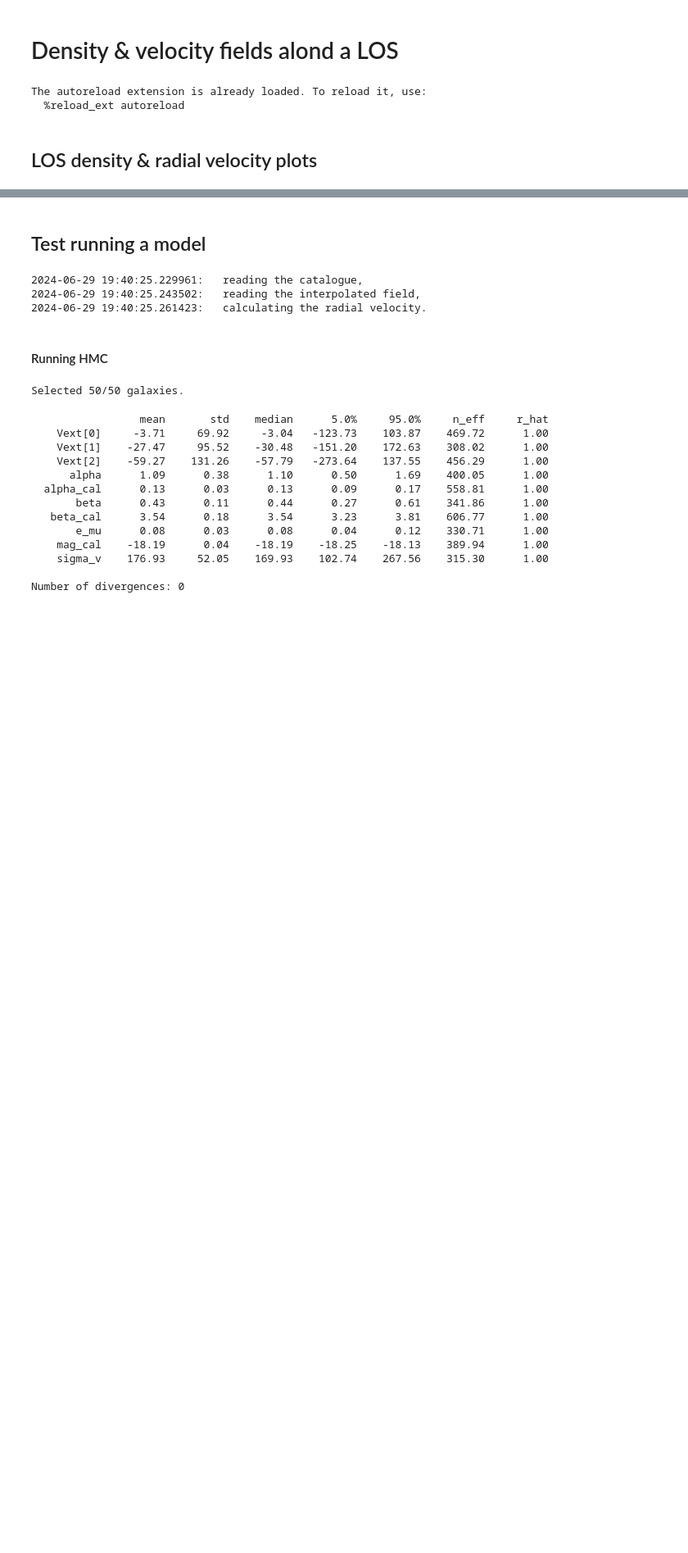
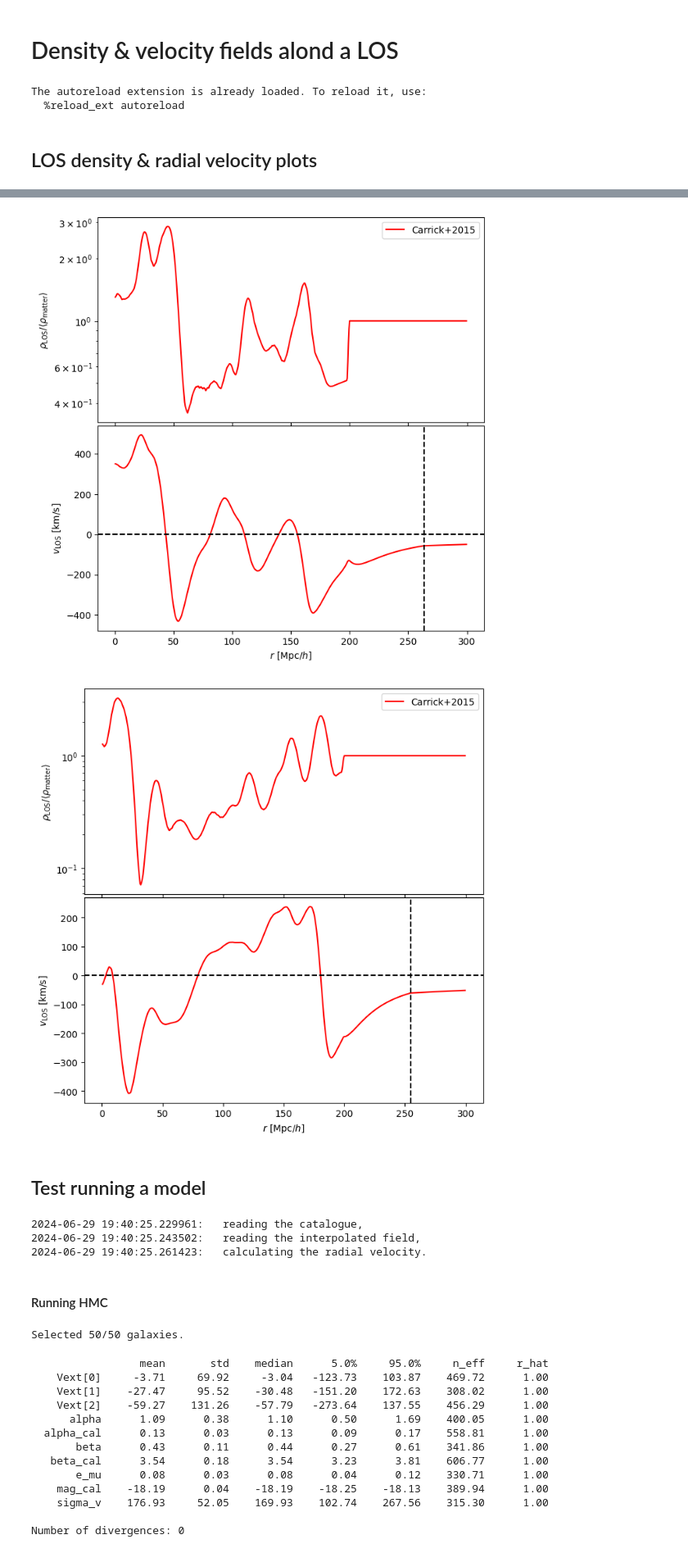
Before and after one commit to Richard-Sti/csiborgtools_public, a Jupyter notebook: notebooks/flow/flow_los.ipynb, the cells around one changed output, grey strips where cells are left out. Shown at 82% size. Saved outputs shown, nothing was run; the diff lists cells and outputs as text; code cells hidden in the pictures; blank space fills up the shorter version.

```diff
--- a/notebooks/flow/flow_los.ipynb
+++ b/notebooks/flow/flow_los.ipynb
@@ -37,9 +37,9 @@ The autoreload extension is already loaded. To reload it, use:
 # %%
 fpath = "/mnt/extraspace/rstiskalek/catalogs/PV_compilation.hdf5"
 
-loader_carrick = csiborgtools.flow.DataLoader("Carrick2015", [0], "LOSS", fpath, paths, ksmooth=0, )
+loader_carrick = csiborgtools.flow.DataLoader("Carrick2015", [0], "Pantheon+", fpath, paths, ksmooth=0, )
 # loaders_csiborg2X = [csiborgtools.flow.DataLoader("csiborg2X", i, "LOSS", fpath, paths, ksmooth=1, verbose=False) for i in range(20)]
 # loaders_csiborg2 = [csiborgtools.flow.DataLoader("csiborg2_main", i, "LOSS", fpath, paths, ksmooth=1, verbose=False) for i in range(20)]
 
-loader_CF4 = csiborgtools.flow.DataLoader("CF4gp", [0], "LOSS", fpath, paths, ksmooth=0, )
-loader_lilow = csiborgtools.flow.DataLoader("Lilow2024", [0], "LOSS", fpath, paths, ksmooth=0, )
+# loader_CF4 = csiborgtools.flow.DataLoader("CF4gp", [0], "LOSS", fpath, paths, ksmooth=0, )
+# loader_lilow = csiborgtools.flow.DataLoader("Lilow2024", [0], "LOSS", fpath, paths, ksmooth=0, )
@@ -46,6 +50,7 @@ loader_lilow = csiborgtools.flow.DataLoader("Lilow2024", [0], "LOSS", fpath, pat
 # %%
 # ks = [i for i in range(50)]
-ks = [0,]
+# ks = [30, 50,]
+ks = np.random.choice(50, 2, replace=False)
 
 for k in ks:
     fig, axs = plt.subplots(2, 1, figsize=(7, 7), sharex=True)
@@ -67,42 +72,47 @@ for k in ks:
     # # CSiBORG2X
     # x = loaders_csiborg2X[0].rdist
     # y = np.asarray([loaders_csiborg2X[i].los_density[k, :] for i in range(len(loaders_csiborg2X))])
     # ylow, ymed, yhigh = np.percentile(y, [16, 50, 84], axis=0)
     # axs[0].fill_between(x, ylow, yhigh, color=cols[1], alpha=0.25)
     # axs[0].plot(x, ymed, color=cols[1], label="CSiBORG2X")
 
     # y = np.asarray([loaders_csiborg2X[i].los_radial_velocity[k, :] for i in range(len(loaders_csiborg2X))])
     # ylow, ymed, yhigh = np.percentile(y, [16, 50, 84], axis=0)
     # axs[1].fill_between(x, ylow, yhigh, color=cols[1], alpha=0.25)
     # axs[1].plot(x, ymed, color=cols[1], label="CSiBORG2X")
 
     # Plot Carrick+2015
     axs[0].plot(loader_carrick.rdist, loader_carrick.los_density[0, k, :], color="red", label="Carrick+2015")
     axs[1].plot(loader_carrick.rdist, loader_carrick.los_radial_velocity[0, k, :] * 0.43, color="red")
+    axs[1].axvline(loader_carrick._rmax[0, k], c="black", linestyle="--")
 
-    # Plot CF4
-    c = cols[4]
-    axs[0].plot(loader_CF4.rdist, loader_CF4.los_density[0, k, :], color=c, label="CF4")
-    axs[1].plot(loader_CF4.rdist, loader_CF4.los_radial_velocity[0, k, :], color=c)
+    # # Plot CF4
+    # c = cols[4]
+    # axs[0].plot(loader_CF4.rdist, loader_CF4.los_density[0, k, :], color=c, label="CF4")
+    # axs[1].plot(loader_CF4.rdist, loader_CF4.los_radial_velocity[0, k, :], color=c)
 
-    # Plot Lilow2024
-    c = cols[5]
-    axs[0].plot(loader_lilow.rdist, loader_lilow.los_density[0, k, :], color=c, label="Lilow+2024")
-    axs[1].plot(loader_lilow.rdist, loader_lilow.los_radial_velocity[0, k, :], color=c)
+    # # Plot Lilow2024
+    # c = cols[5]
+    # axs[0].plot(loader_lilow.rdist, loader_lilow.los_density[0, k, :], color=c, label="Lilow+2024")
+    # axs[1].plot(loader_lilow.rdist, loader_lilow.los_radial_velocity[0, k, :], color=c)
+    axs[1].axhline(0, color="black", linestyle="--")
 
 
     axs[1].set_xlabel(r"$r ~ [\mathrm{Mpc} / h]$")
     axs[0].set_ylabel(r"$\rho_{\rm LOS} / \langle \rho_{\rm matter} \rangle$")
     axs[1].set_ylabel(r"$v_{\rm LOS} ~ [\mathrm{km/s}]$")
     axs[0].set_yscale("log")
 
     axs[0].legend(loc="upper right")
-    axs[0].set_xlim(0, 200)
+    # axs[0].set_xlim(0, 200)
 
     fig.tight_layout(w_pad=0, h_pad=0)
     fig.savefig(f"../../plots/LOSS_los_{k}.png", dpi=500, bbox_inches="tight")
 
     fig.show()
+# %% [output]
+[figure, added]
+[figure, added]
 # %% [markdown]
 ## Test running a model
 # %%
```
Also changed, not shown: parts of 1 cell of this notebook, 14 other files.
